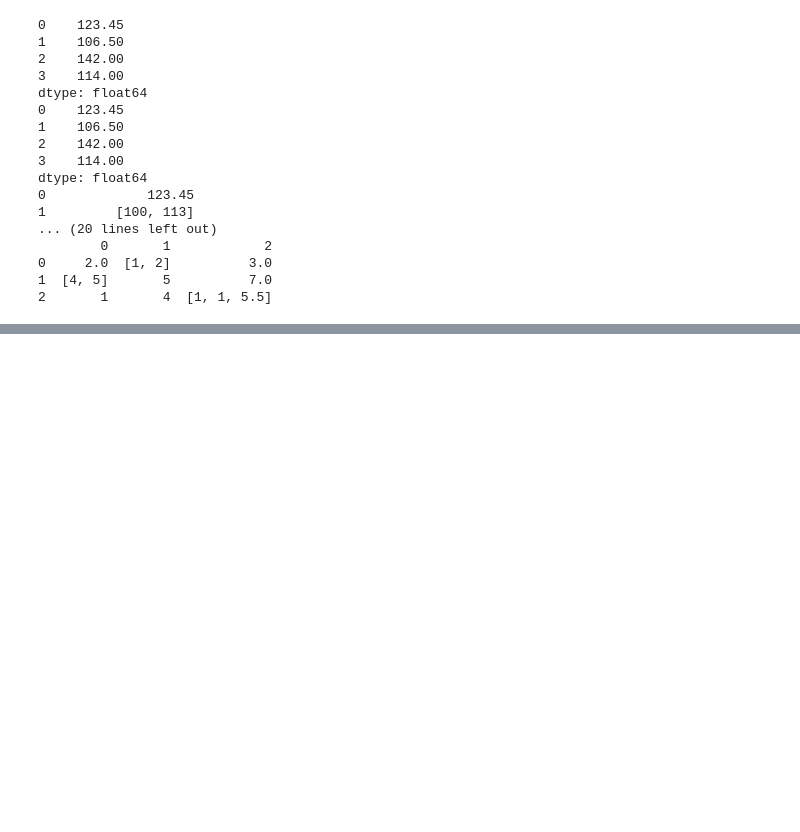
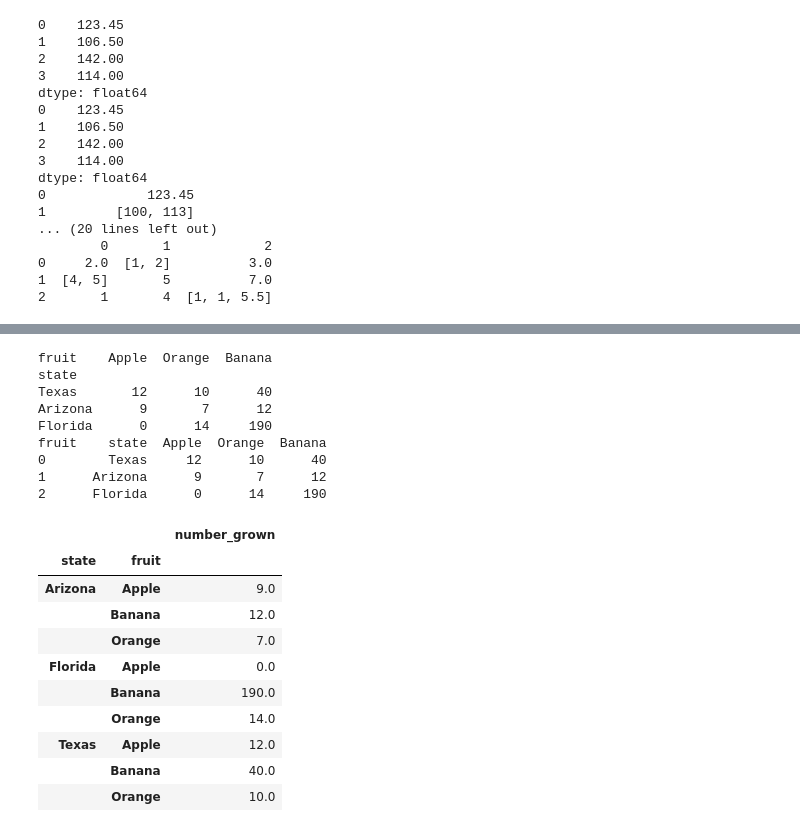
Before and after one commit to zhefeng687/effective_pandas, a Jupyter notebook: code/pandas_practice.ipynb, the cells around one changed output, grey strips where cells are left out. Drawn from its saved outputs; the diff is of its cells as text; code cells hidden in the pictures; blank space fills up the shorter version.

```diff
--- a/code/pandas_practice.ipynb
+++ b/code/pandas_practice.ipynb
@@ -1410,0 +1680,55 @@ dtype: float64
+# %%
+import pandas as pd
+import numpy as np
+pd.set_option('display.max_columns' , None)
+pd.set_option('display.max_rows' , None)
+pd.set_option('display.max_colwidth', None)
+pd.options.mode.copy_on_write = True
+
+df = pd.DataFrame([
+    [12, 10, 40],
+    [9, 7, 12],
+    [0, 14, 190]
+], columns=pd.Index(["Apple", "Orange", "Banana"], name="fruit"), index=pd.Index(
+    ["Texas", "Arizona", "Florida"], name="state"))
+
+df = df.convert_dtypes(dtype_backend="numpy_nullable")
+
+print(df)
+# df.stack().reset_index(name='number_grown')
+print(df.reset_index())
+# df.stack().unstack()
+
+melted_df = (df.reset_index()
+			   .melt(id_vars=['state'],
+					value_vars=['Apple', 'Orange', 'Banana'],
+					var_name='fruit',
+					value_name='number_grown'
+        )
+)
+
+melted_df
+
+melted_df.pivot_table(index = ['state'], values=['number_grown'], columns=['fruit'])
+melted_df.pivot_table(index = ['state', 'fruit'], values=['number_grown'])
+# %% [output]
+fruit    Apple  Orange  Banana
+state
+Texas       12      10      40
+Arizona      9       7      12
+Florida      0      14     190
+fruit    state  Apple  Orange  Banana
+0        Texas     12      10      40
+1      Arizona      9       7      12
+2      Florida      0      14     190
+|  |  | number_grown |
+| state | fruit |  |
+| Arizona | Apple | 9.0 |
+|  | Banana | 12.0 |
+|  | Orange | 7.0 |
+| Florida | Apple | 0.0 |
+|  | Banana | 190.0 |
+|  | Orange | 14.0 |
+| Texas | Apple | 12.0 |
+|  | Banana | 40.0 |
+|  | Orange | 10.0 |
```
Also changed, not shown: parts of 10 cells of this notebook.
